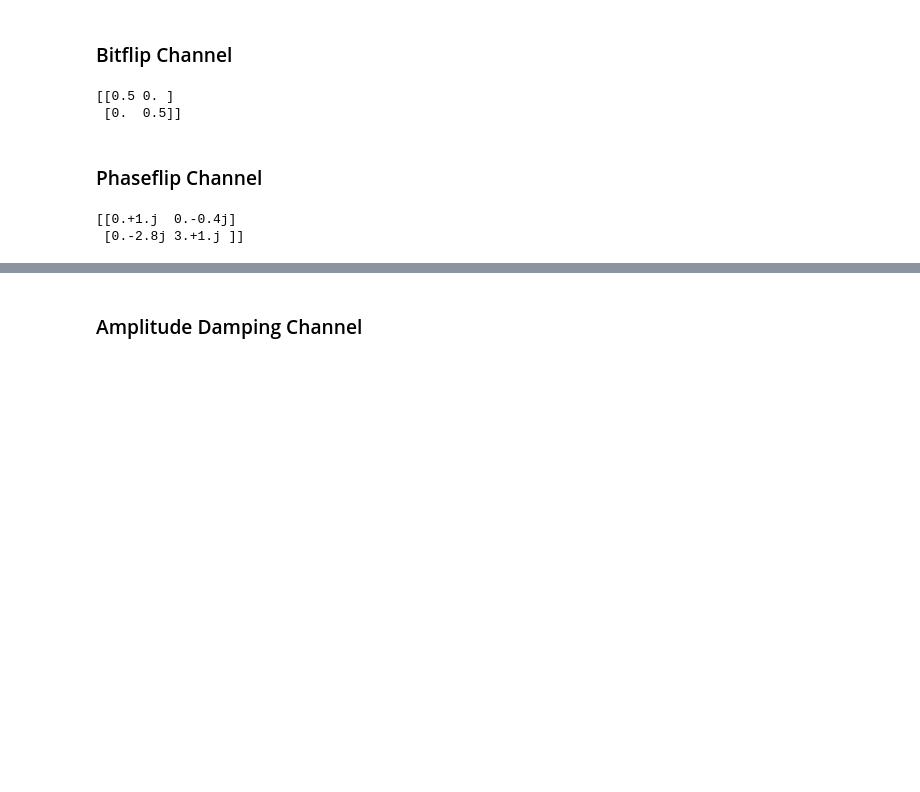
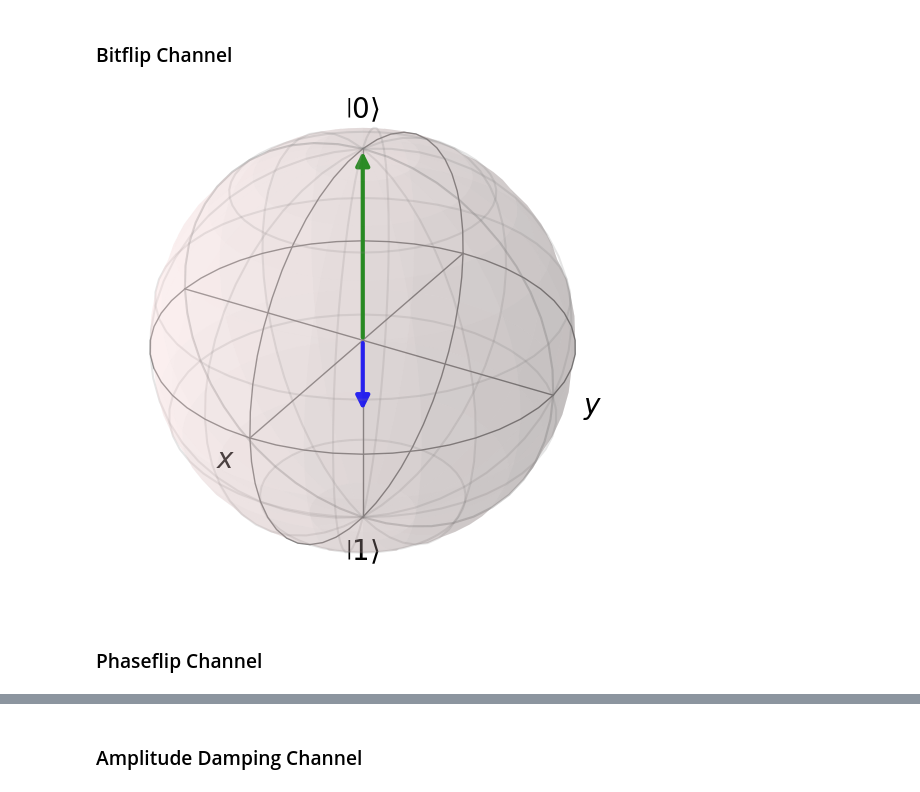
Before and after one commit to Vladulay/quantum-computer-simulation, a Jupyter notebook: tutorial.ipynb, the cells around one changed output, grey strips where cells are left out. Saved outputs shown, nothing was run; the diff lists cells and outputs as text; code cells hidden in the pictures; blank space fills up the shorter version.

Commit message:
Expanded channels to work with bigger mixed states

```diff
--- a/tutorial.ipynb
+++ b/tutorial.ipynb
@@ -761,26 +761,20 @@ Normalization Check (Tr(rho)):
 # %% [markdown]
 ### Bitflip Channel
 # %%
+# create plot
+bloch_sphere = qt.Bloch()
+
 state = np.array([[1, 0], [0, 0]])
+go.plot_bloch_state(state, bloch_sphere, "green")
 
-instructions = go.create_instruction_list([["bitflip",0.5]])
+
+instructions = go.create_instruction_list([["bitflip",0.7,[1]]])
 
 state = reduce(go.apply_instruction, instructions, state)
+go.plot_bloch_state(state, bloch_sphere, "blue")
 
-print(state)
+bloch_sphere.show()
 # %% [output]
-[[0.5 0. ]
- [0.  0.5]]
+[figure, added]
 # %% [markdown]
 ### Phaseflip Channel
-# %%
-state = np.array([[1j, 1j], [7j, 3+1j]])
-
-instructions = go.create_instruction_list([["phaseflip",0.7]])
-
-state = reduce(go.apply_instruction, instructions, state)
-
-print(state)
-# %% [output]
-[[0.+1.j  0.-0.4j]
- [0.-2.8j 3.+1.j ]]
```
Also changed, not shown: parts of 24 cells of this notebook, 2 other files.
